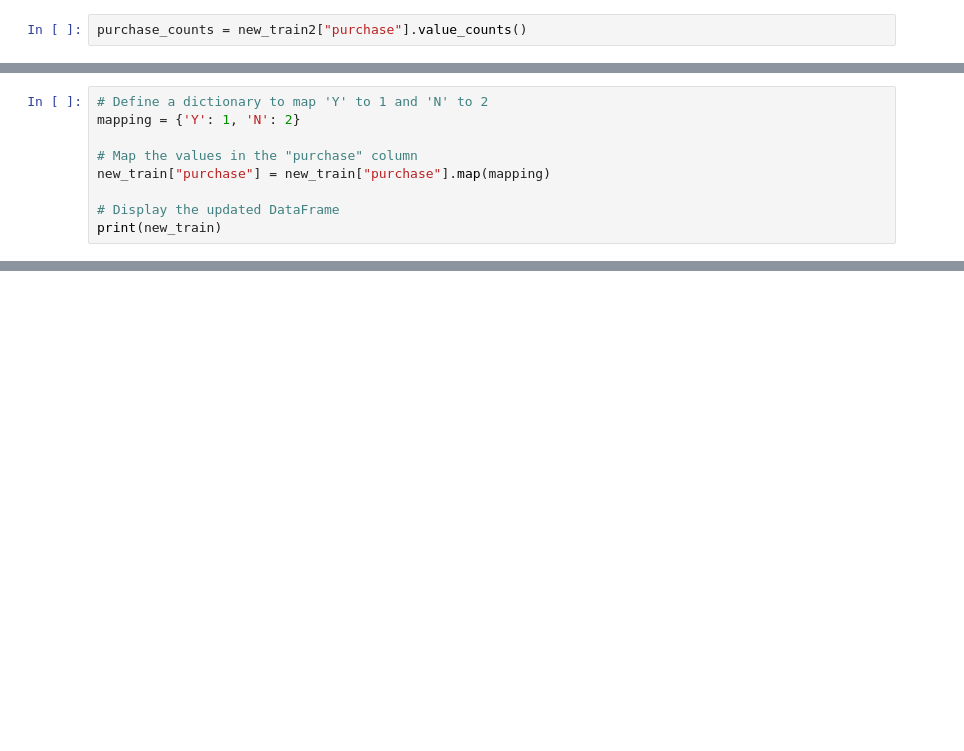
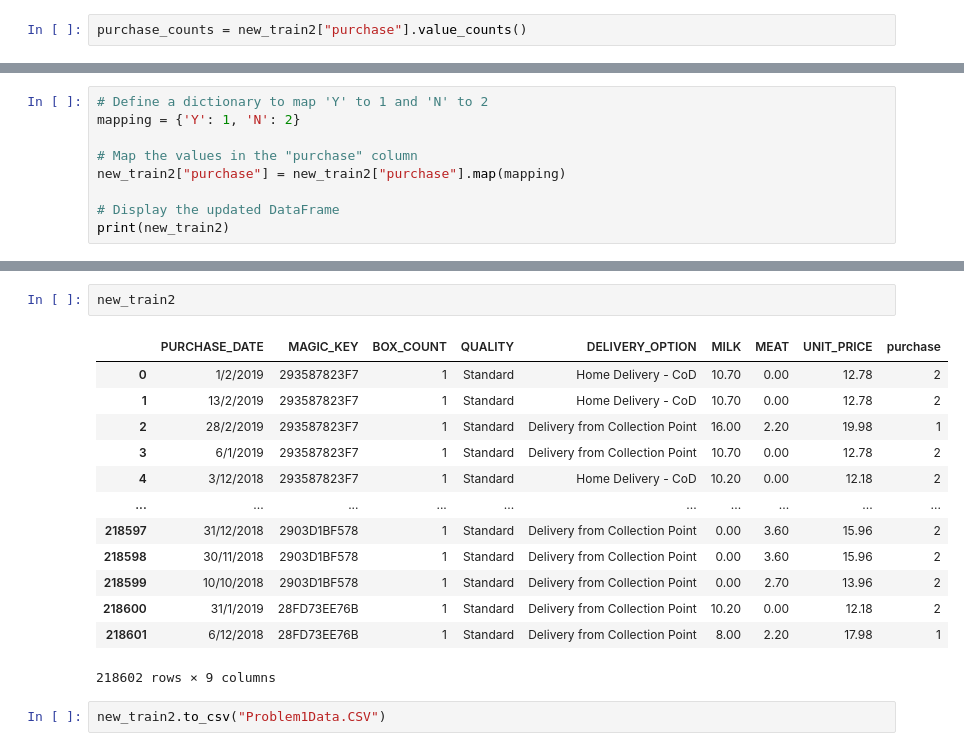
Before and after one commit to saimim/Competitions, a Jupyter notebook: RobiDatathon3tq.ipynb, the cells around one changed output, grey strips where cells are left out. Drawn from its saved outputs; the diff is of its cells as text; blank space fills up the shorter version.

```diff
--- a/RobiDatathon3tq.ipynb
+++ b/RobiDatathon3tq.ipynb
@@ -714,7 +723,7 @@ new_train2["MAGIC_KEY"].value_counts().sum()
 mapping = {'Y': 1, 'N': 2}
 
 # Map the values in the "purchase" column
-new_train["purchase"] = new_train["purchase"].map(mapping)
+new_train2["purchase"] = new_train2["purchase"].map(mapping)
 
 # Display the updated DataFrame
-print(new_train)
+print(new_train2)
@@ -720,0 +748,18 @@ print(new_train)
+# %%
+new_train2
+# %% [output]
+|  | PURCHASE_DATE | MAGIC_KEY | BOX_COUNT | QUALITY | DELIVERY_OPTION | MILK | MEAT | UNIT_PRICE | purchase |
+| 0 | 1/2/2019 | 293587823F7 | 1 | Standard | Home Delivery - CoD | 10.70 | 0.00 | 12.78 | 2 |
+| 1 | 13/2/2019 | 293587823F7 | 1 | Standard | Home Delivery - CoD | 10.70 | 0.00 | 12.78 | 2 |
+| 2 | 28/2/2019 | 293587823F7 | 1 | Standard | Delivery from Collection Point | 16.00 | 2.20 | 19.98 | 1 |
+| 3 | 6/1/2019 | 293587823F7 | 1 | Standard | Delivery from Collection Point | 10.70 | 0.00 | 12.78 | 2 |
+| 4 | 3/12/2018 | 293587823F7 | 1 | Standard | Home Delivery - CoD | 10.20 | 0.00 | 12.18 | 2 |
+| ... | ... | ... | ... | ... | ... | ... | ... | ... | ... |
+| 218597 | 31/12/2018 | 2903D1BF578 | 1 | Standard | Delivery from Collection Point | 0.00 | 3.60 | 15.96 | 2 |
+| 218598 | 30/11/2018 | 2903D1BF578 | 1 | Standard | Delivery from Collection Point | 0.00 | 3.60 | 15.96 | 2 |
+| 218599 | 10/10/2018 | 2903D1BF578 | 1 | Standard | Delivery from Collection Point | 0.00 | 2.70 | 13.96 | 2 |
+| 218600 | 31/1/2019 | 28FD73EE76B | 1 | Standard | Delivery from Collection Point | 10.20 | 0.00 | 12.18 | 2 |
+| 218601 | 6/12/2018 | 28FD73EE76B | 1 | Standard | Delivery from Collection Point | 8.00 | 2.20 | 17.98 | 1 |
+218602 rows × 9 columns
+# %%
+new_train2.to_csv("Problem1Data.CSV")
```
Also changed, not shown: parts of 23 cells of this notebook.
